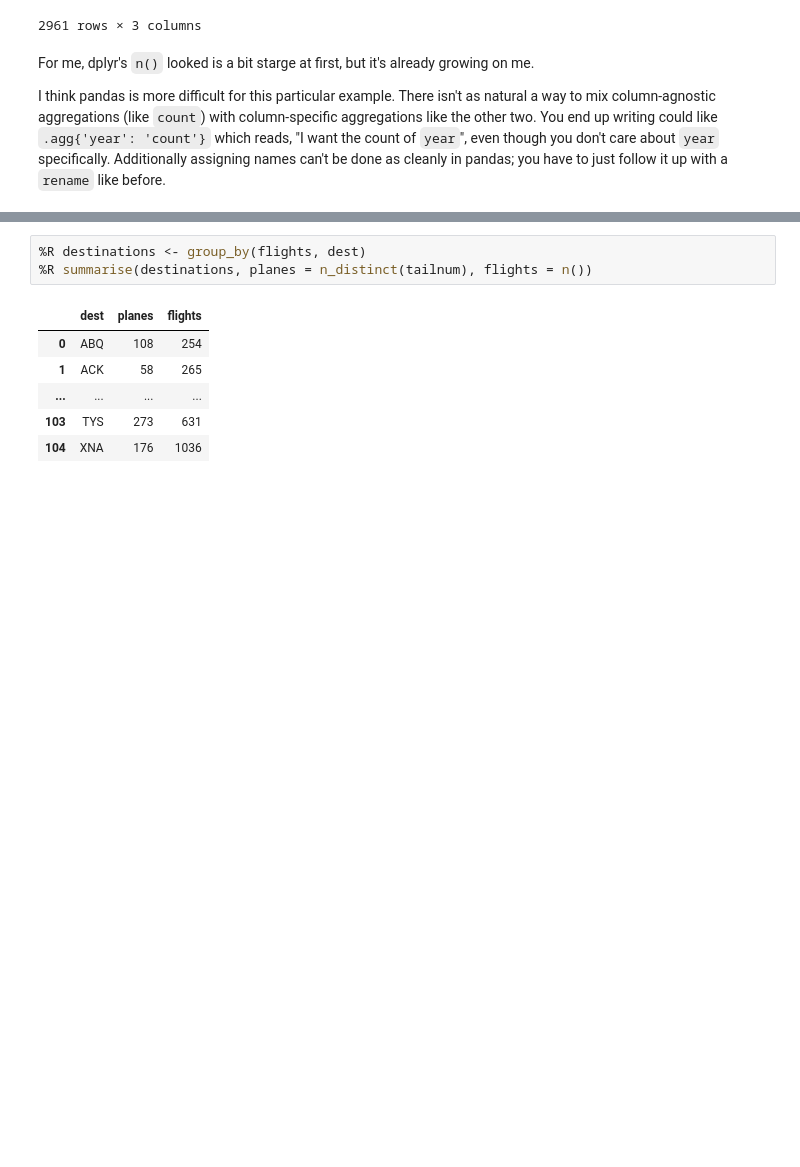
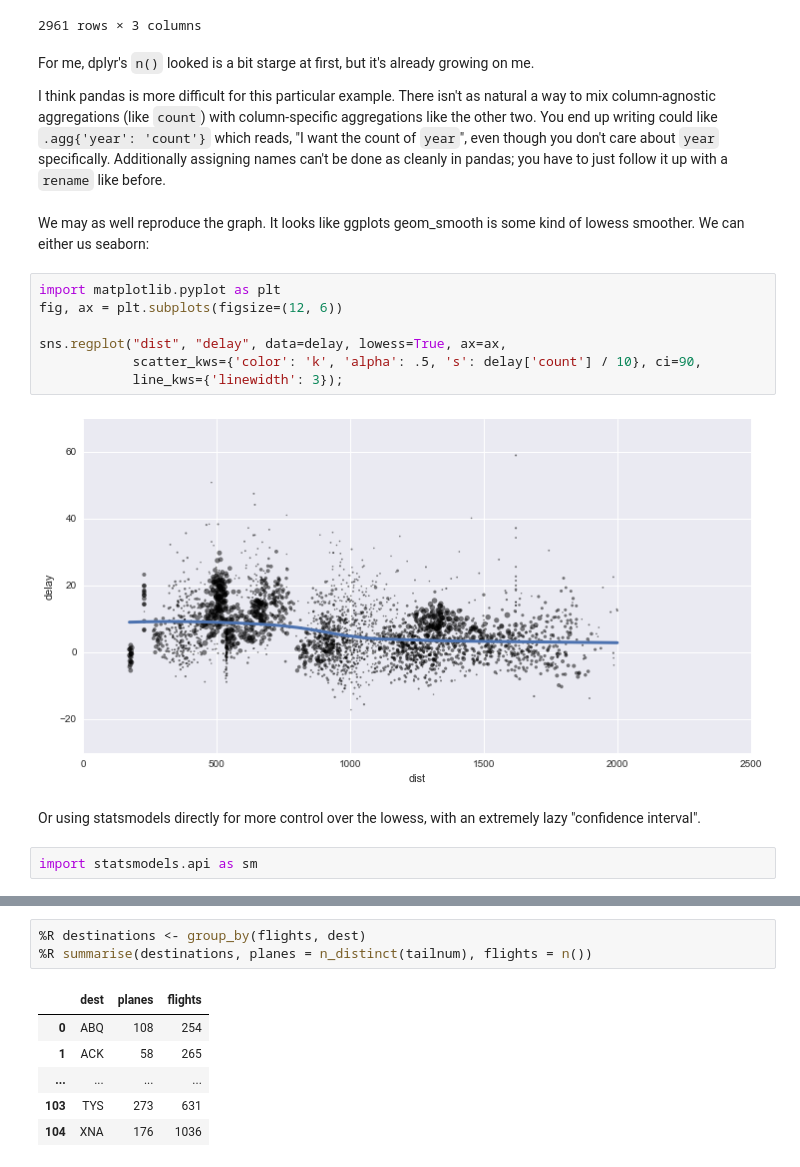
Before and after one commit to winpython/winpython_afterdoc, a Jupyter notebook: docs/FlavorR/dplyr_pandas.ipynb, the cells around one changed output, grey strips where cells are left out. Cells and saved outputs as stored; diff of their text form; blank space fills up the shorter version.

```diff
--- a/docs/FlavorR/dplyr_pandas.ipynb
+++ b/docs/FlavorR/dplyr_pandas.ipynb
@@ -563,3 +586,18 @@ For me, dplyr's ``n()`` looked is a bit starge at first, but it's already growin
 I think pandas is more difficult for this particular example.
 There isn't as natural a way to mix column-agnostic aggregations (like ``count``) with column-specific aggregations like the other two. You end up writing could like `.agg{'year': 'count'}` which reads, "I want the count of `year`", even though you don't care about `year` specifically.
 Additionally assigning names can't be done as cleanly in pandas; you have to just follow it up with a ``rename`` like before.
+# %% [markdown]
+We may as well reproduce the graph. It looks like ggplots geom_smooth is some kind of lowess smoother. We can either us seaborn:
+# %%
+import matplotlib.pyplot as plt
+fig, ax = plt.subplots(figsize=(12, 6))
+
+sns.regplot("dist", "delay", data=delay, lowess=True, ax=ax,
+            scatter_kws={'color': 'k', 'alpha': .5, 's': delay['count'] / 10}, ci=90,
+            line_kws={'linewidth': 3});
+# %% [output]
+[figure, added]
+# %% [markdown]
+Or using statsmodels directly for more control over the lowess, with an extremely lazy "confidence interval".
+# %%
+import statsmodels.api as sm
```
Also changed, not shown: parts of 16 cells of this notebook, 2 other files.
